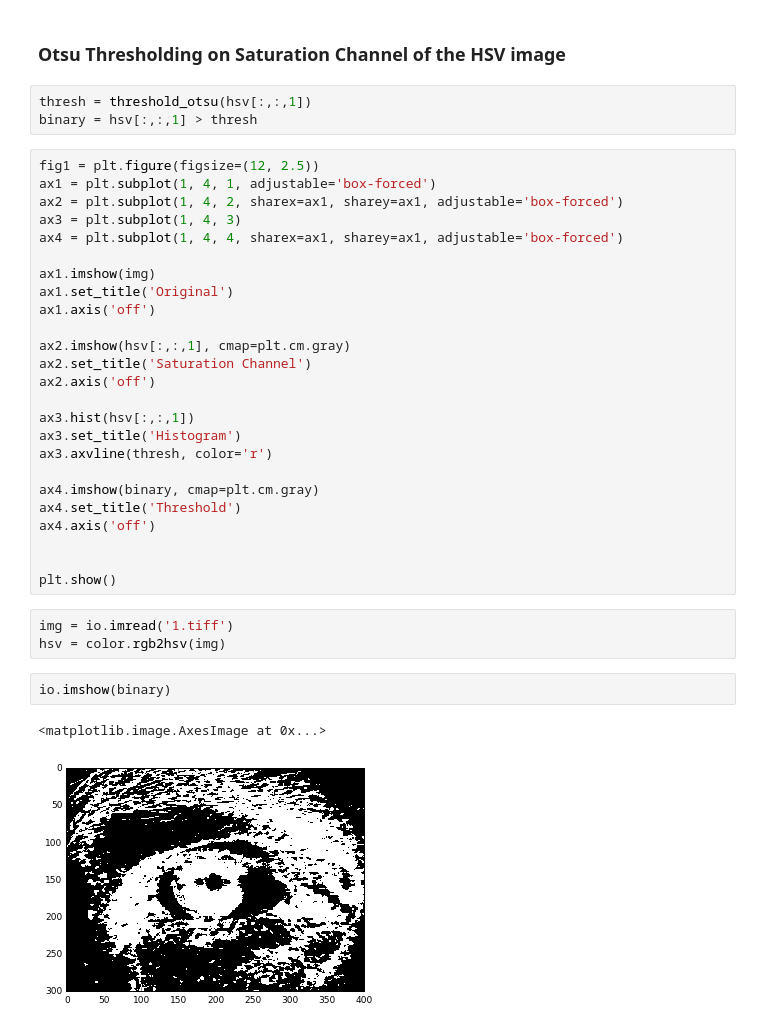
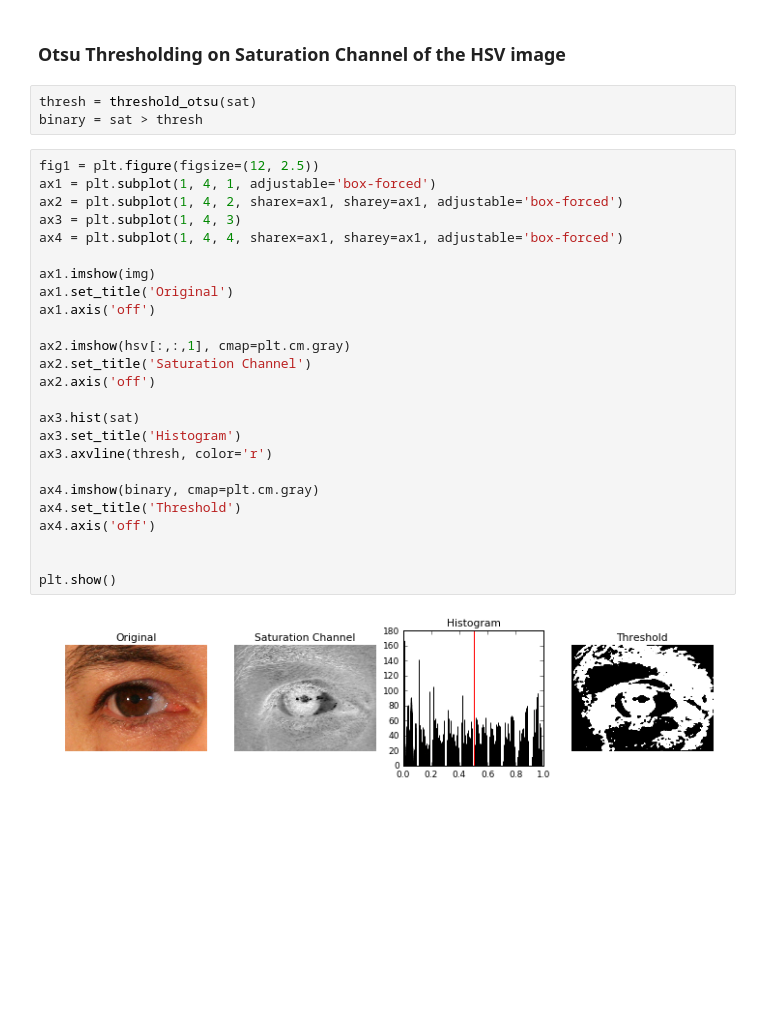
Before and after one commit to Ankush96/Biom_py, a Jupyter notebook: Segmentation.ipynb, the cells around one changed output. Saved outputs shown, nothing was run; the diff lists cells and outputs as text; blank space fills up the shorter version.

```diff
--- a/Segmentation.ipynb
+++ b/Segmentation.ipynb
@@ -20,38 +24,32 @@ io.imshow(sat)
 # %% [markdown]
 ### Otsu Thresholding on Saturation Channel of the HSV image
 # %%
-thresh = threshold_otsu(hsv[:,:,1])
-binary = hsv[:,:,1] > thresh
+thresh = threshold_otsu(sat)
+binary = sat > thresh
 # %%
 fig1 = plt.figure(figsize=(12, 2.5))
 ax1 = plt.subplot(1, 4, 1, adjustable='box-forced')
 ax2 = plt.subplot(1, 4, 2, sharex=ax1, sharey=ax1, adjustable='box-forced')
 ax3 = plt.subplot(1, 4, 3)
 ax4 = plt.subplot(1, 4, 4, sharex=ax1, sharey=ax1, adjustable='box-forced')
 
 ax1.imshow(img)
 ax1.set_title('Original')
 ax1.axis('off')
 
 ax2.imshow(hsv[:,:,1], cmap=plt.cm.gray)
 ax2.set_title('Saturation Channel')
 ax2.axis('off')
 
-ax3.hist(hsv[:,:,1])
+ax3.hist(sat)
 ax3.set_title('Histogram')
 ax3.axvline(thresh, color='r')
 
 ax4.imshow(binary, cmap=plt.cm.gray)
 ax4.set_title('Threshold')
 ax4.axis('off')
 
 
 plt.show()
+# %% [output]
+[figure, added]
-# %%
-img = io.imread('1.tiff')
-hsv = color.rgb2hsv(img)
-# %%
-io.imshow(binary)
-# %% [output]
-<matplotlib.image.AxesImage at 0x...>
-[figure, removed]
```
Also changed, not shown: parts of 6 cells of this notebook.
